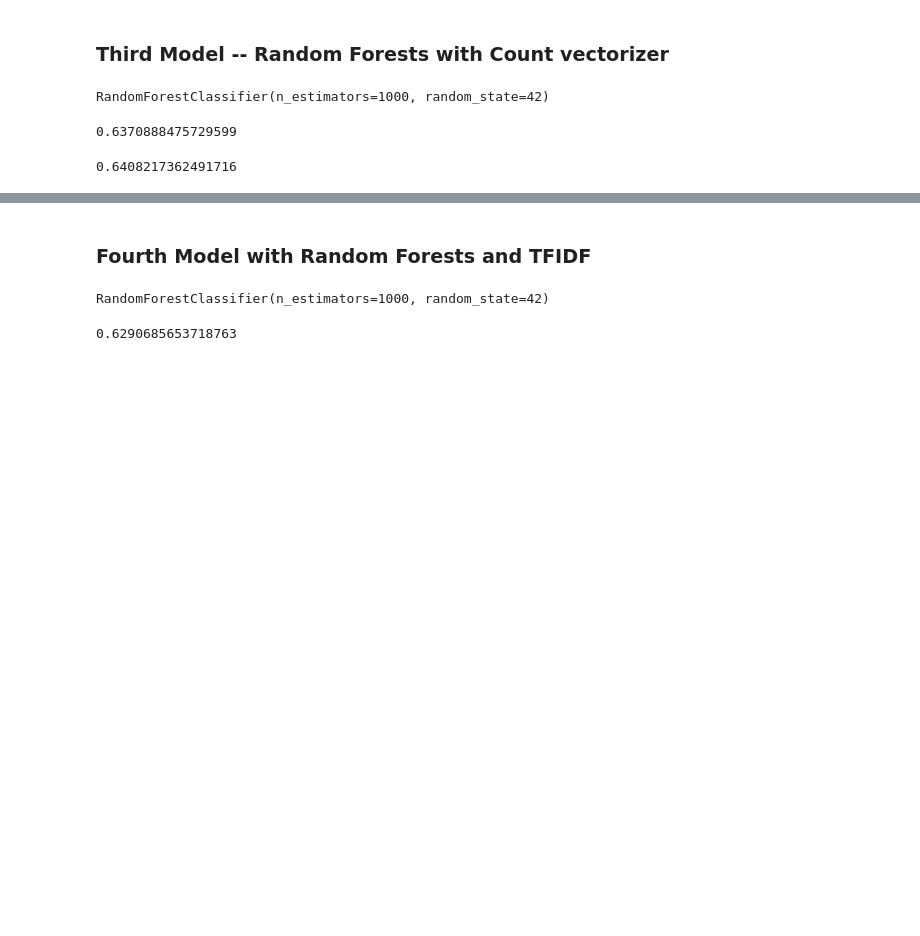
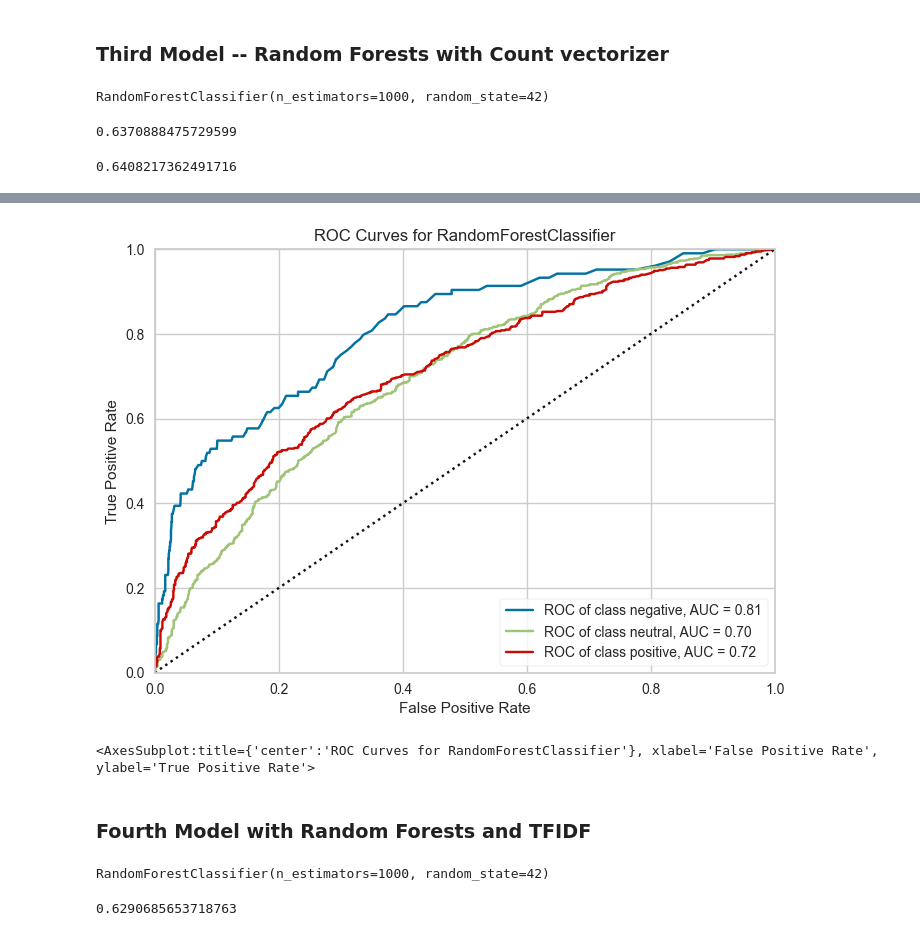
Before and after one commit to Kmulla19/Project4, a Jupyter notebook: model.ipynb, the cells around one changed output, grey strips where cells are left out. Saved outputs shown, nothing was run; the diff lists cells and outputs as text; code cells hidden in the pictures; blank space fills up the shorter version.

```diff
--- a/model.ipynb
+++ b/model.ipynb
@@ -212,3 +268,14 @@ plot_confusion_matrix(rf, X_val_vec3, y_val)
+# %%
+visualizer = ROCAUC(rf,
+                    classes = ['negative', 'neutral', 'positive'],
+                   micro=False, macro=False)
+
+visualizer.fit(X_t_vec3, y_t)
+visualizer.score( X_val_vec3, y_val)
+visualizer.show()
+# %% [output]
+[figure, added]
+<AxesSubplot:title={'center':'ROC Curves for RandomForestClassifier'}, xlabel='False Positive Rate', ylabel='True Positive Rate'>
 # %% [markdown]
 ### Fourth Model with Random Forests and TFIDF
 # %%
```
Also changed, not shown: parts of 11 cells of this notebook.
